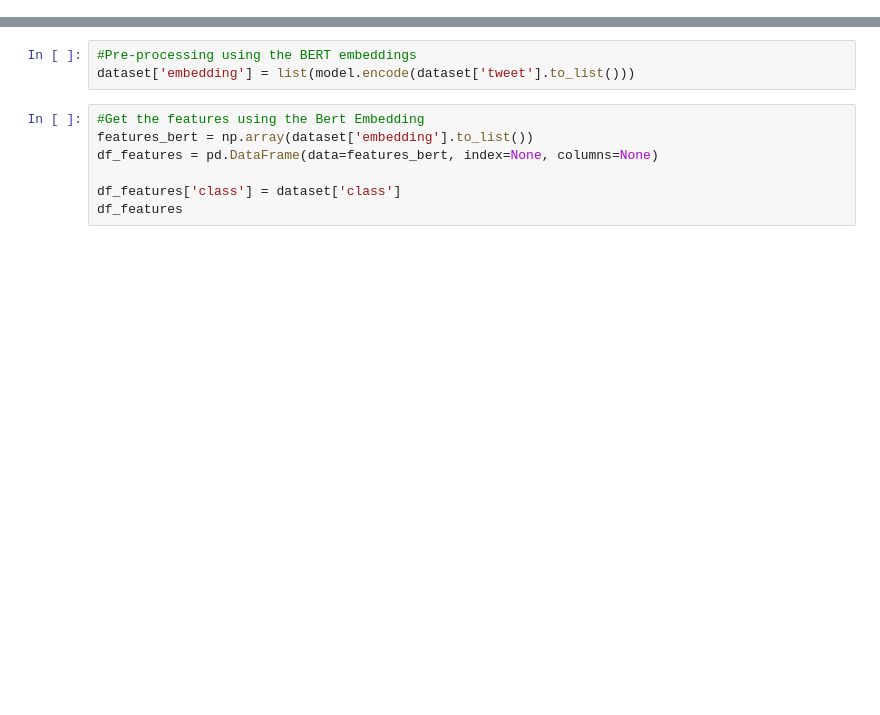
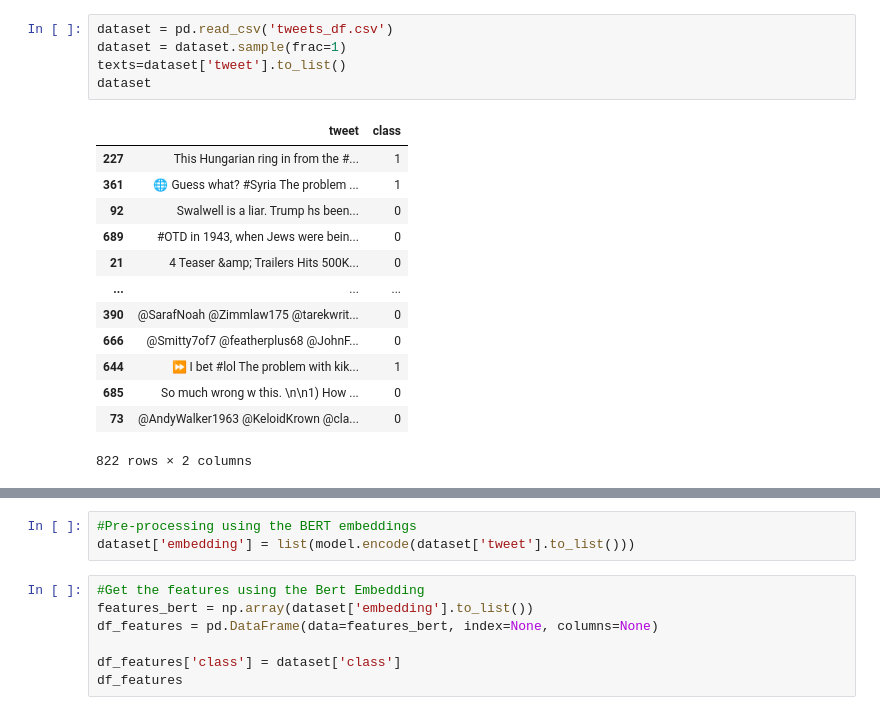
Before and after one commit to francielleavargas/EACL2021, a Jupyter notebook: Antisemitism.ipynb, the cells around one changed output, grey strips where cells are left out. Cells and saved outputs as stored; diff of their text form; blank space fills up the shorter version.

```diff
--- a/Antisemitism.ipynb
+++ b/Antisemitism.ipynb
@@ -85,0 +67,19 @@ Requirement already satisfied, skipping upgrade: packaging in /usr/local/lib/pyt
+# %%
+dataset = pd.read_csv('tweets_df.csv')
+dataset = dataset.sample(frac=1)
+texts=dataset['tweet'].to_list()
+dataset
+# %% [output]
+|  | tweet | class |
+| 227 | This Hungarian ring in from the #... | 1 |
+| 361 | 🌐 Guess what? #Syria The problem ... | 1 |
+| 92 | Swalwell is a liar. Trump hs been... | 0 |
+| 689 | #OTD in 1943, when Jews were bein... | 0 |
+| 21 | 4 Teaser &amp; Trailers Hits 500K... | 0 |
+| ... | ... | ... |
+| 390 | @SarafNoah @Zimmlaw175 @tarekwrit... | 0 |
+| 666 | @Smitty7of7 @featherplus68 @JohnF... | 0 |
+| 644 | ⏩ I bet #lol The problem with kik... | 1 |
+| 685 | So much wrong w this. \n\n1) How ... | 0 |
+| 73 | @AndyWalker1963 @KeloidKrown @cla... | 0 |
+822 rows × 2 columns
```
Also changed, not shown: parts of 10 cells of this notebook.
